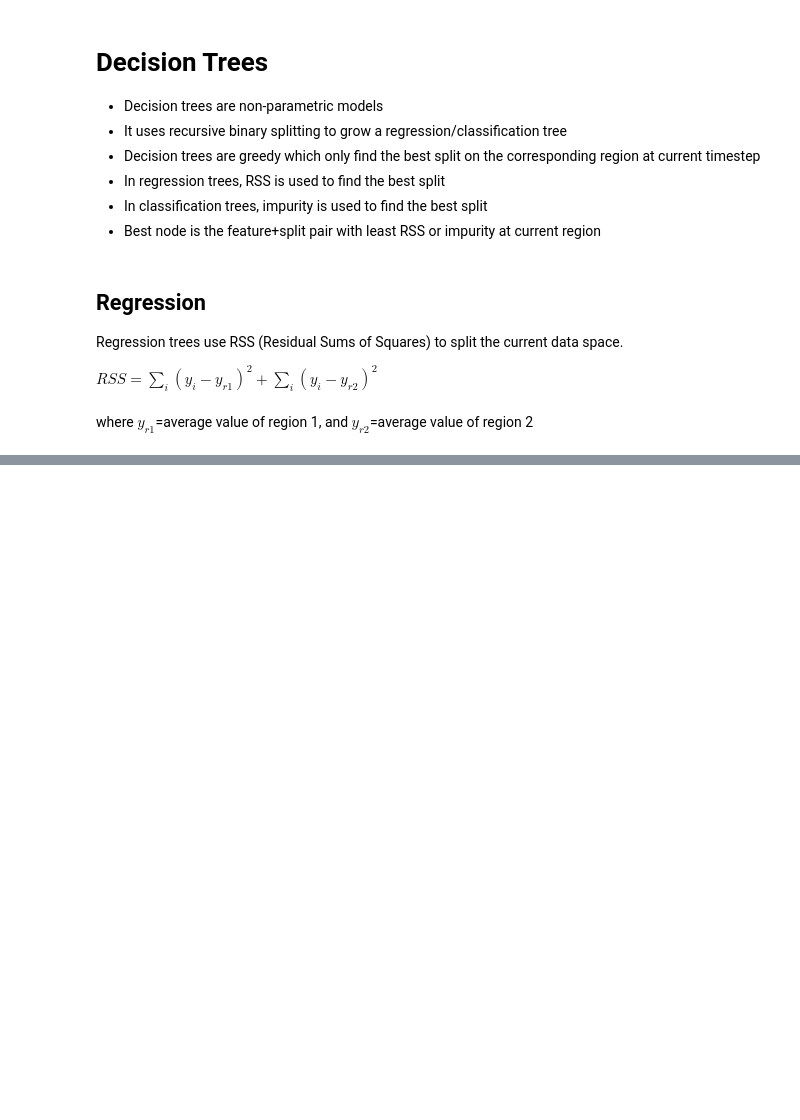
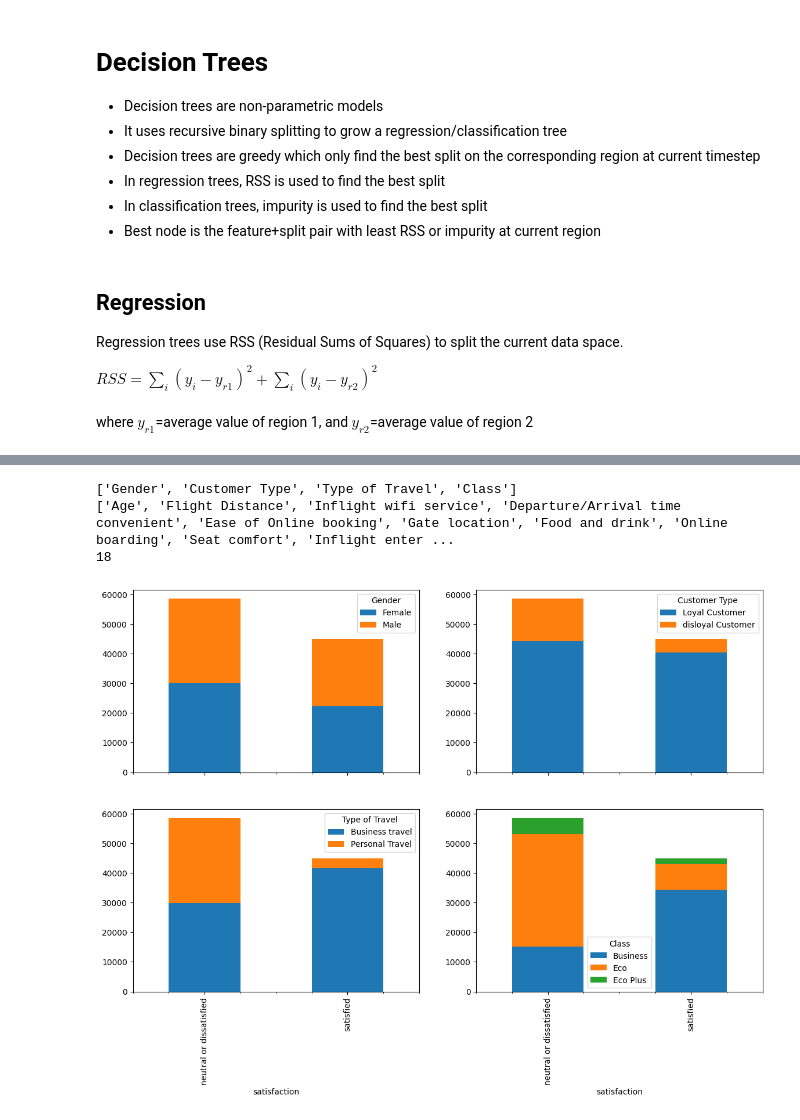
Before and after one commit to kaung-htet-myat/stats-with-python, a Jupyter notebook: tree_based_methods/decision_tree.ipynb, the cells around one changed output, grey strips where cells are left out. Drawn from its saved outputs; the diff is of its cells as text; code cells hidden in the pictures; blank space fills up the shorter version.

```diff
--- a/tree_based_methods/decision_tree.ipynb
+++ b/tree_based_methods/decision_tree.ipynb
@@ -26,0 +71,3 @@ weight = num_of_sample_in_the_region/total_num_of_sample_in_parent
+# %%
+df_train = df_train.drop(columns=['Unnamed: 0', 'id'])
+df_test = df_test.drop(columns=['Unnamed: 0', 'id'])
@@ -26,0 +95,6 @@ weight = num_of_sample_in_the_region/total_num_of_sample_in_parent
+# %%
+df_train = df_train.dropna()
+df_test = df_test.dropna()
+
+print(f"train: {len(df_train)}")
+print(f"test: {len(df_test)}")
@@ -26,0 +164,36 @@ weight = num_of_sample_in_the_region/total_num_of_sample_in_parent
+# %%
+df_train['Arrival Delay in Minutes'] = df_train['Arrival Delay in Minutes'].astype(np.int64)
+df_test['Arrival Delay in Minutes'] = df_test['Arrival Delay in Minutes'].astype(np.int64)
+# %%
+cat_feats = []
+num_feats = []
+
+for col, dtype in dict(df_train.dtypes).items():
+    if dtype == np.dtypes.ObjectDType:
+        cat_feats.append(col)
+    elif dtype == np.int64:
+        num_feats.append(col)
+
+target = 'satisfaction'
+cat_feats.remove(target)
+
+print(cat_feats)
+print(num_feats)
+print(len(num_feats))
+# %% [output]
+['Gender', 'Customer Type', 'Type of Travel', 'Class']
+['Age', 'Flight Distance', 'Inflight wifi service', 'Departure/Arrival time convenient', 'Ease of Online booking', 'Gate location', 'Food and drink', 'Online boarding', 'Seat comfort', 'Inflight enter ...
+18
+# %%
+# Let's visualize correlation between categorical features against target
+
+fig, axes = plt.subplots(nrows=2, ncols=2, sharex=True, figsize=(14, 9))
+
+for i, col in enumerate(cat_feats):
+    r = i // 2
+    c = i % 2
+    ax = axes[r][c]
+    ct = pd.crosstab(df_train[target], df_train[col])
+    ct.plot(kind='bar', stacked=True, ax=ax)
+# %% [output]
+[figure, added]
```
Also changed, not shown: parts of 17 cells of this notebook, 9 other files.
